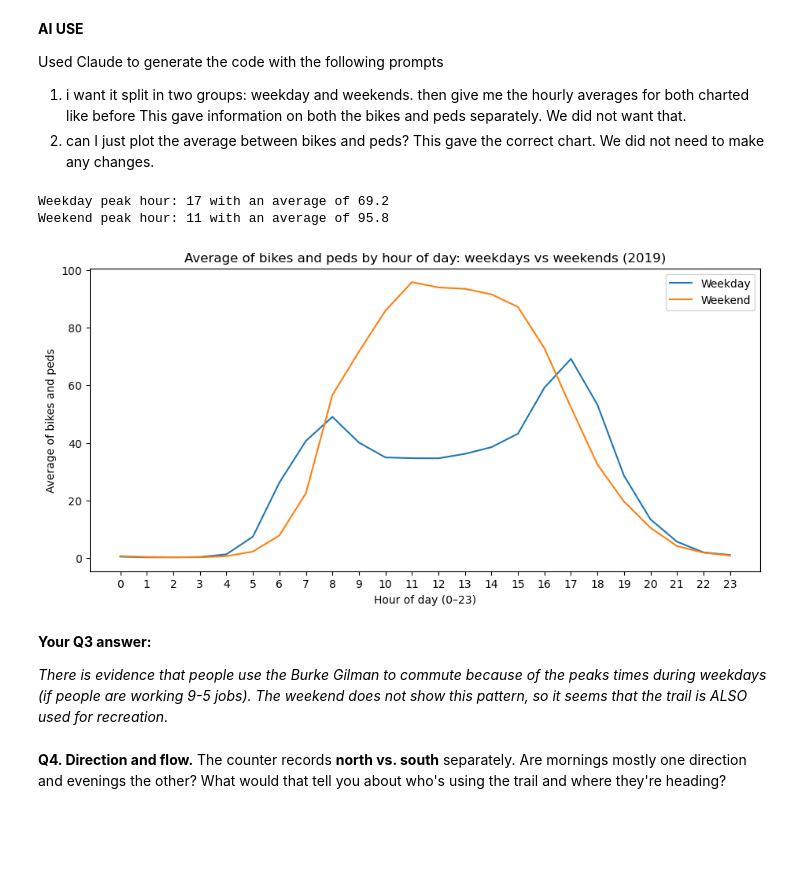
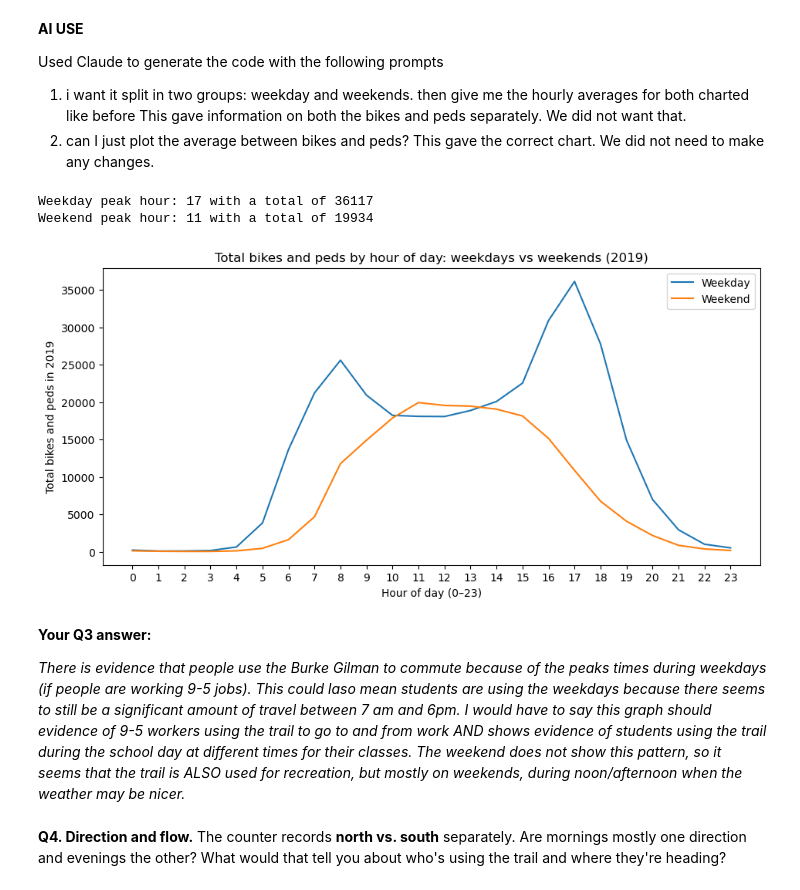
Before and after one commit to dvenka23/hcde-410, a Jupyter notebook: A1/A1.ipynb, the cells around one changed output. Saved outputs shown, nothing was run; the diff lists cells and outputs as text; code cells hidden in the pictures; blank space fills up the shorter version.

```diff
--- a/A1/A1.ipynb
+++ b/A1/A1.ipynb
@@ -235,34 +244,34 @@ This gave the correct chart. We did not need to make any changes.
 # %%
 # label each row as Weekday or Weekend
 weekend_days = ["Saturday", "Sunday", 5, 6]
 df["day_type"] = df["weekday"].apply(lambda d: "Weekend" if d in weekend_days else "Weekday")
 
-# average of bikes and peds for each row
-df["combined_avg"] = (df["bikes"] + df["peds"]) / 2
+# total of bikes and peds for each row
+df["combined_sum"] = df["bikes"] + df["peds"]
 
-# hourly averages for each group
-avg_by_hour = df.groupby(["hour", "day_type"])["combined_avg"].mean().unstack()
+# hourly totals for each group
+sum_by_hour = df.groupby(["hour", "day_type"])["combined_sum"].sum().unstack()
 
 # peak hours
 for day_type in ["Weekday", "Weekend"]:
-    print(f"{day_type} peak hour: {avg_by_hour[day_type].idxmax()} with an average of {round(avg_by_hour[day_type].max(), 1)}")
+    print(f"{day_type} peak hour: {sum_by_hour[day_type].idxmax()} with a total of {sum_by_hour[day_type].max()}")
 
 # plot
-avg_by_hour.plot(figsize=(11, 5))
-plt.title("Average of bikes and peds by hour of day: weekdays vs weekends (2019)")
+sum_by_hour.plot(figsize=(11, 5))
+plt.title("Total bikes and peds by hour of day: weekdays vs weekends (2019)")
 plt.xlabel("Hour of day (0–23)")
-plt.ylabel("Average of bikes and peds")
+plt.ylabel("Total bikes and peds in 2019")
 plt.xticks(range(0, 24))
 plt.legend(title="")
 plt.show()
 # %% [output]
-Weekday peak hour: 17 with an average of 69.2
-Weekend peak hour: 11 with an average of 95.8
+Weekday peak hour: 17 with a total of 36117
+Weekend peak hour: 11 with a total of 19934
-[figure, old version]
+[figure, new version]
 # %% [markdown]
 **Your Q3 answer:**
 
-*There is evidence that people use the Burke Gilman to commute because of the peaks times during weekdays (if people are working 9-5 jobs). The weekend does not show this pattern, so it seems that the trail is ALSO used for recreation.*
+*There is evidence that people use the Burke Gilman to commute because of the peaks times during weekdays (if people are working 9-5 jobs). This could laso mean students are using the weekdays because there seems to still be a significant amount of travel between 7 am and 6pm. I would have to say this graph should evidence of 9-5 workers using the trail to go to and from work AND shows evidence of students using the trail during the school day at different times for their classes. The weekend does not show this pattern, so it seems that the trail is ALSO used for recreation, but mostly on weekends, during noon/afternoon when the weather may be nicer.*
 # %% [markdown]
 **Q4. Direction and flow.**
 The counter records **north vs. south** separately. Are mornings mostly one direction and evenings the other? What would that tell you about who's using the trail and where they're heading?
```
Also changed, not shown: parts of 8 cells of this notebook.
